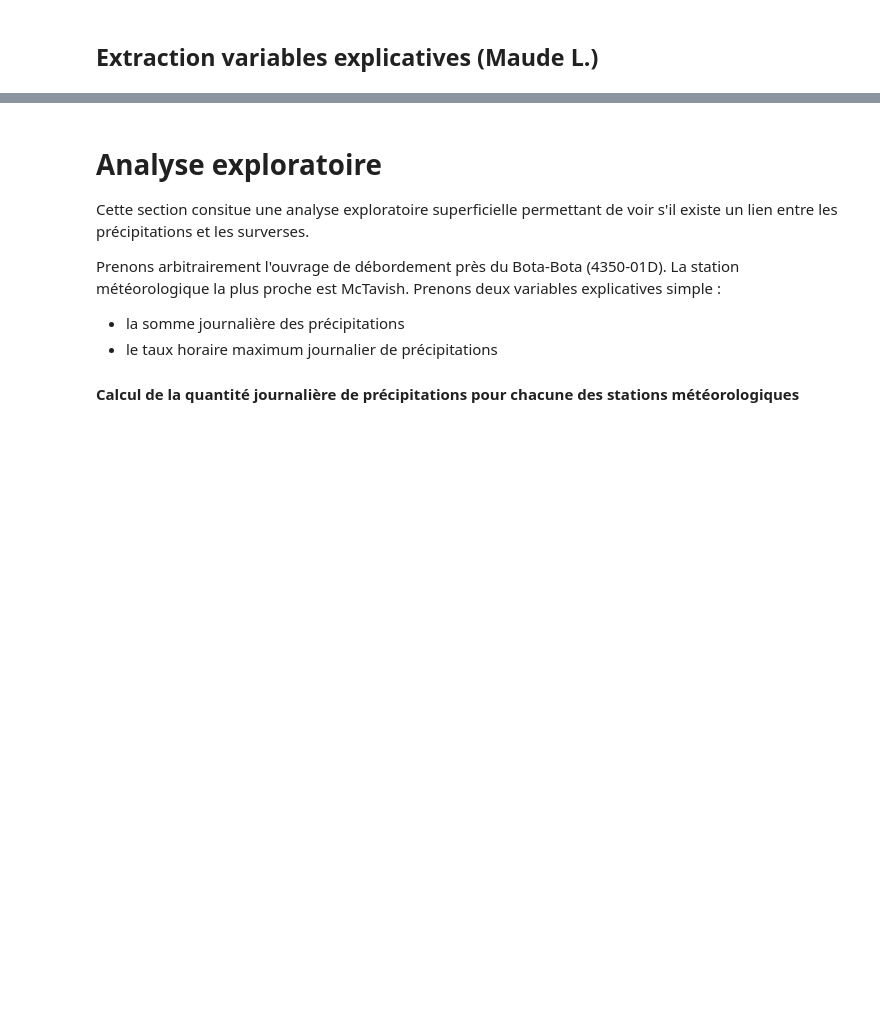
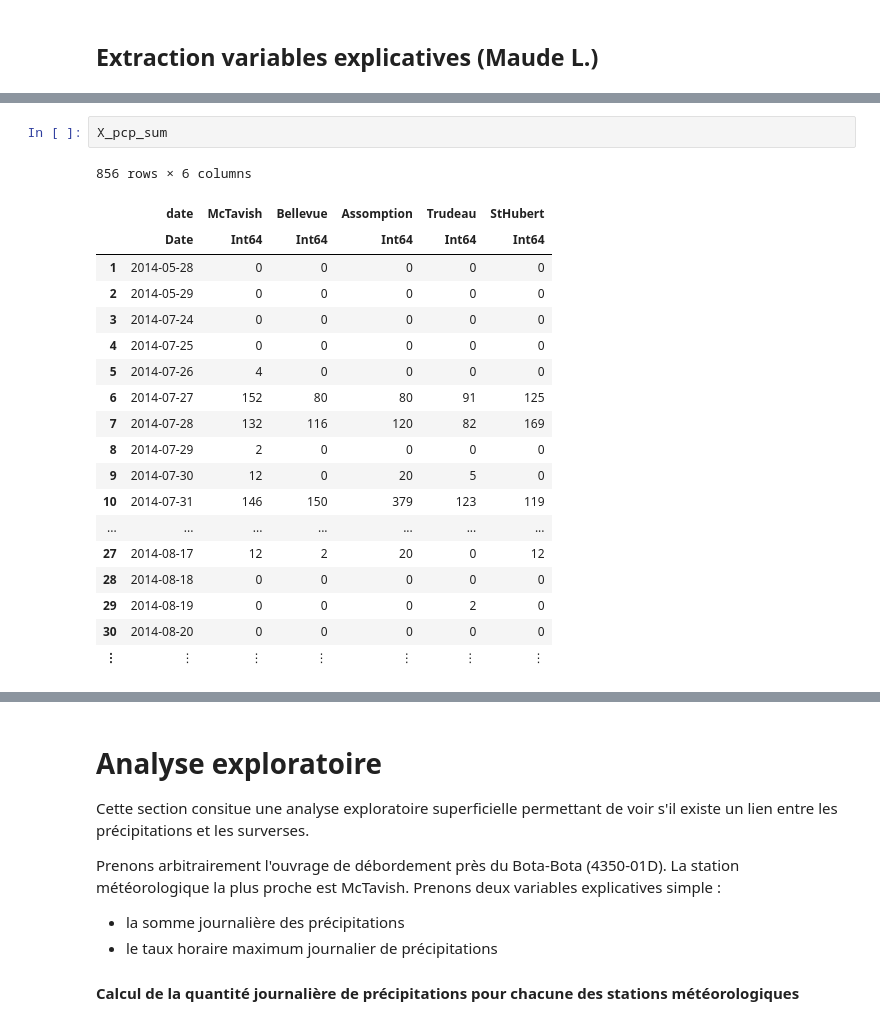
Before and after one commit to gafaua/projetMTH3302, a Jupyter notebook: ProjetA19.ipynb, the cells around one changed output, grey strips where cells are left out. Drawn from its saved outputs; the diff is of its cells as text; blank space fills up the shorter version.

```diff
--- a/ProjetA19.ipynb
+++ b/ProjetA19.ipynb
@@ -320,0 +332,22 @@ end
+# %%
+X_pcp_sum
+# %% [output]
+856 rows × 6 columns
+|  | date | McTavish | Bellevue | Assomption | Trudeau | StHubert |
+|  | Date | Int64 | Int64 | Int64 | Int64 | Int64 |
+| 1 | 2014-05-28 | 0 | 0 | 0 | 0 | 0 |
+| 2 | 2014-05-29 | 0 | 0 | 0 | 0 | 0 |
+| 3 | 2014-07-24 | 0 | 0 | 0 | 0 | 0 |
+| 4 | 2014-07-25 | 0 | 0 | 0 | 0 | 0 |
+| 5 | 2014-07-26 | 4 | 0 | 0 | 0 | 0 |
+| 6 | 2014-07-27 | 152 | 80 | 80 | 91 | 125 |
+| 7 | 2014-07-28 | 132 | 116 | 120 | 82 | 169 |
+| 8 | 2014-07-29 | 2 | 0 | 0 | 0 | 0 |
+| 9 | 2014-07-30 | 12 | 0 | 20 | 5 | 0 |
+| 10 | 2014-07-31 | 146 | 150 | 379 | 123 | 119 |
+| ... | ... | ... | ... | ... | ... | ... |
+| 27 | 2014-08-17 | 12 | 2 | 20 | 0 | 12 |
+| 28 | 2014-08-18 | 0 | 0 | 0 | 0 | 0 |
+| 29 | 2014-08-19 | 0 | 0 | 0 | 2 | 0 |
+| 30 | 2014-08-20 | 0 | 0 | 0 | 0 | 0 |
+| ⋮ | ⋮ | ⋮ | ⋮ | ⋮ | ⋮ | ⋮ |
```
Also changed, not shown: parts of 15 cells of this notebook, 1 other file.
